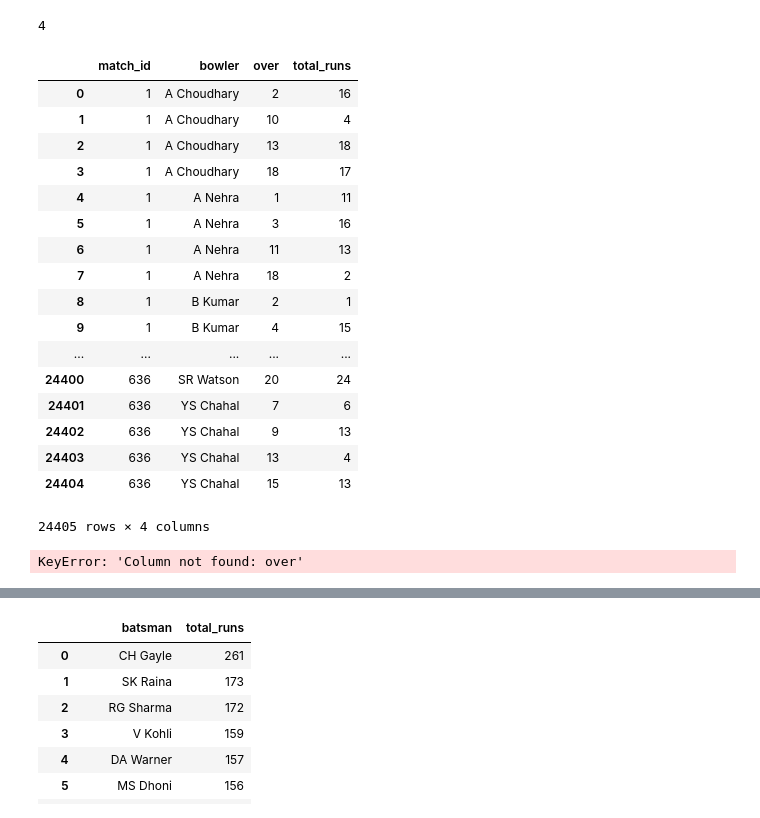
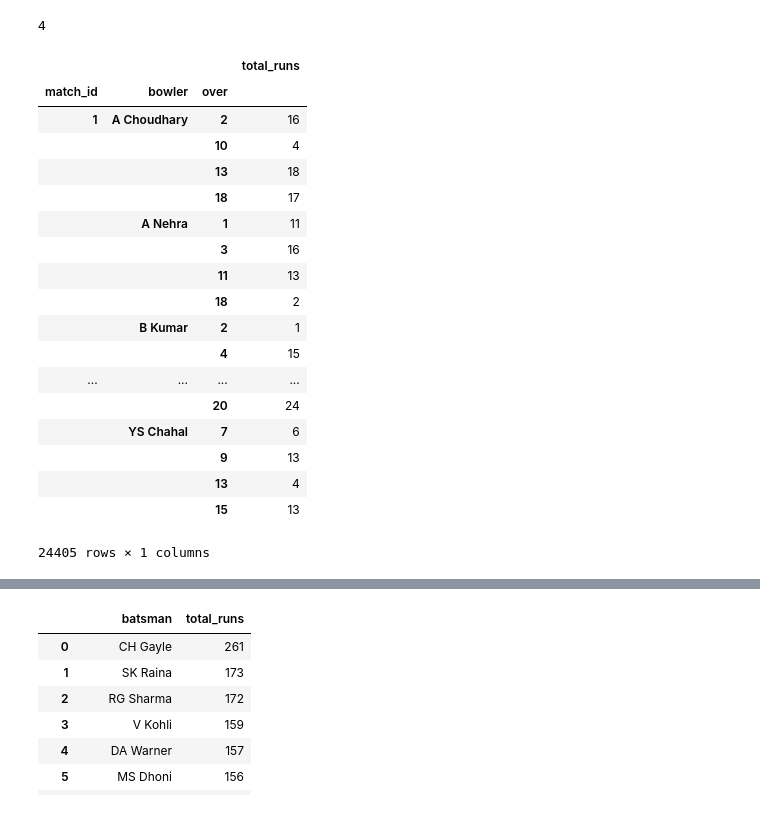
Before and after one commit to Ishita-Kedia/IPL_Analysis, a Jupyter notebook: 11.ipynb, the cells around one changed output, grey strips where cells are left out. Drawn from its saved outputs; the diff is of its cells as text; code cells hidden in the pictures.

```diff
--- a/11.ipynb
+++ b/11.ipynb
@@ -492,27 +475,26 @@ cc['over'>'15']
 # %% [output]
 4
 # %%
-bowl_eco.reset_index()
+bowl_eco
 # %% [output]
-|  | match_id | bowler | over | total_runs |
-| 0 | 1 | A Choudhary | 2 | 16 |
-| 1 | 1 | A Choudhary | 10 | 4 |
-| 2 | 1 | A Choudhary | 13 | 18 |
-| 3 | 1 | A Choudhary | 18 | 17 |
-| 4 | 1 | A Nehra | 1 | 11 |
-| 5 | 1 | A Nehra | 3 | 16 |
-| 6 | 1 | A Nehra | 11 | 13 |
-| 7 | 1 | A Nehra | 18 | 2 |
-| 8 | 1 | B Kumar | 2 | 1 |
-| 9 | 1 | B Kumar | 4 | 15 |
-| ... | ... | ... | ... | ... |
-| 24400 | 636 | SR Watson | 20 | 24 |
-| 24401 | 636 | YS Chahal | 7 | 6 |
-| 24402 | 636 | YS Chahal | 9 | 13 |
-| 24403 | 636 | YS Chahal | 13 | 4 |
-| 24404 | 636 | YS Chahal | 15 | 13 |
+|  |  |  | total_runs |
+| match_id | bowler | over |  |
+| 1 | A Choudhary | 2 | 16 |
+|  |  | 10 | 4 |
+|  |  | 13 | 18 |
+|  |  | 18 | 17 |
+|  | A Nehra | 1 | 11 |
+|  |  | 3 | 16 |
+|  |  | 11 | 13 |
+|  |  | 18 | 2 |
+|  | B Kumar | 2 | 1 |
+|  |  | 4 | 15 |
+| ... | ... | ... | ... |
+|  |  | 20 | 24 |
+|  | YS Chahal | 7 | 6 |
+|  |  | 9 | 13 |
+|  |  | 13 | 4 |
+|  |  | 15 | 13 |
-24405 rows × 4 columns
+24405 rows × 1 columns
 # %%
-temp_df = bowl_eco.groupby('bowler')['over'].agg(lambda x: (x>15).sum()).reset_index().sort_values(by='over', ascending=False).reset_index(drop=True)
+temp_df = batsman_per_over.groupby('bowler')['over'].agg(lambda x: (x>15).sum()).reset_index().sort_values(by='over', ascending=False).reset_index(drop=True)
-# %% [output]
-KeyError: 'Column not found: over'
```
Also changed, not shown: parts of 13 cells of this notebook, 3 other files.
